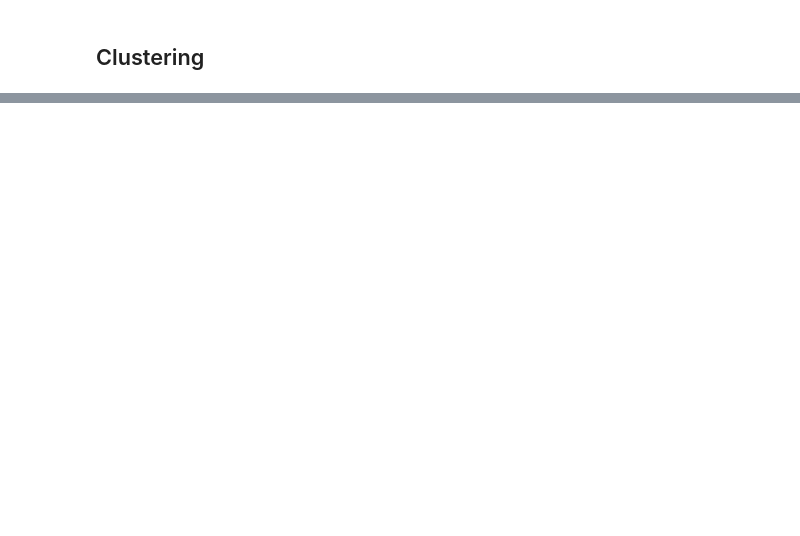
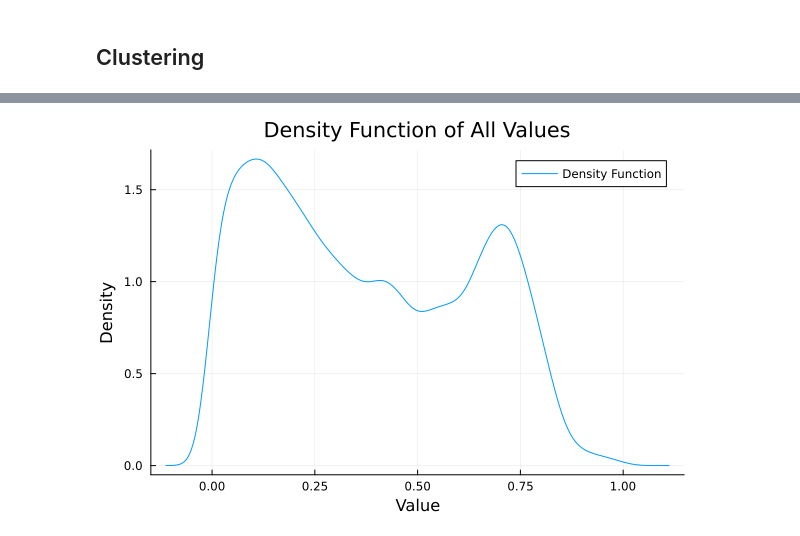
Before and after one commit to ltempfli/Team_assignment_AMO, a Jupyter notebook: Scenario_Generation.ipynb, the cells around one changed output, grey strips where cells are left out. Saved outputs shown, nothing was run; the diff lists cells and outputs as text; code cells hidden in the pictures; blank space fills up the shorter version.

```diff
--- a/Scenario_Generation.ipynb
+++ b/Scenario_Generation.ipynb
@@ -135,0 +188,27 @@ Problems: Monte Carlo approach correctly implemented? Data just from one day (i.
+# %%
+data_frames = Vector{DataFrame}()
+
+# Define the number of zones you have
+num_zones = 15
+start_row = 18
+end_row = 41
+
+# Create an empty vector to store the DataFrames
+data_frames = Vector{DataFrame}()
+
+for zone in 1:num_zones
+    # Construct the file path
+    file_path = "data/scen_zone$zone.out"
+
+    # Read the DataFrame from the CSV file
+    df = CSV.read(file_path, DataFrame)
+
+    # Drop missing values if needed
+    df = dropmissing(df, disallowmissing=true)
+
+    # Drop first 20 rows
+    df = df[start_row:end_row, :]
+
+    # Append the DataFrame to the vector
+    push!(data_frames, df)
+end
@@ -135,0 +233,2 @@ Problems: Monte Carlo approach correctly implemented? Data just from one day (i.
+# %%
+df_merged = vcat(data_frames...)
@@ -135,0 +256,15 @@ Problems: Monte Carlo approach correctly implemented? Data just from one day (i.
+# %%
+# Assuming your DataFrame is named df
+# Flatten the DataFrame to a 1D array and convert to Float64
+values = Float64.(collect(Iterators.flatten(eachcol(df_merged[:, 2:end]))))  # Exclude the first column (Row) and convert to Float64
+
+# Compute the kernel density estimate (KDE)
+kde_result = kde(values)
+
+# Create a plot of the density estimate as a line
+plot(kde_result.x, kde_result.density, label="Density Function", legend=:topright)
+xlabel!("Value")
+ylabel!("Density")
+title!("Density Function of All Values")
+# %% [output]
+[figure, added]
```
Also changed, not shown: parts of 10 cells of this notebook.
